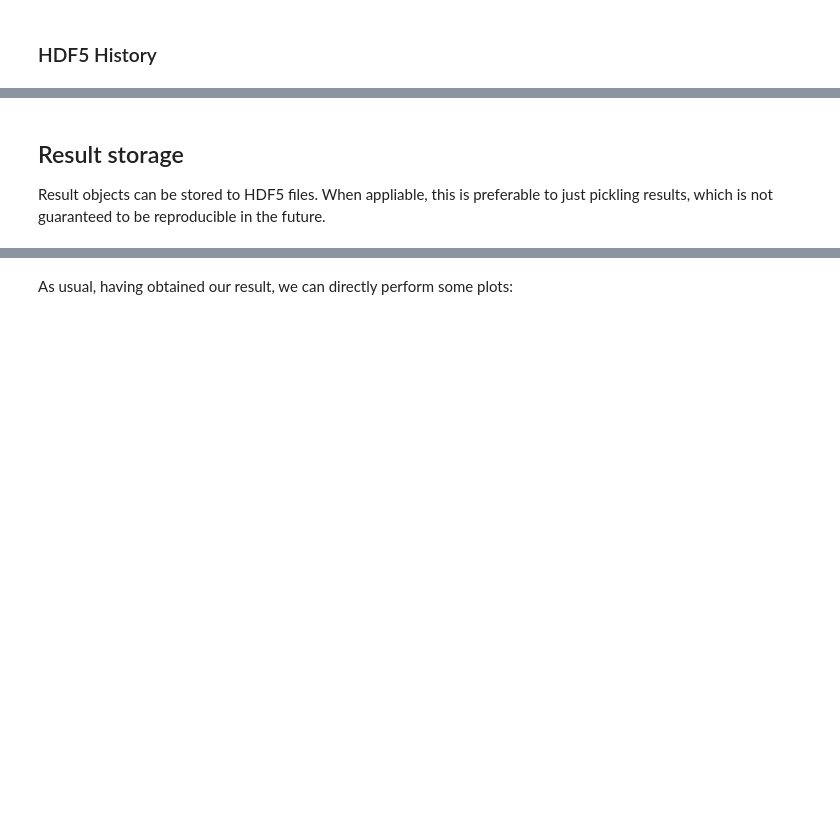
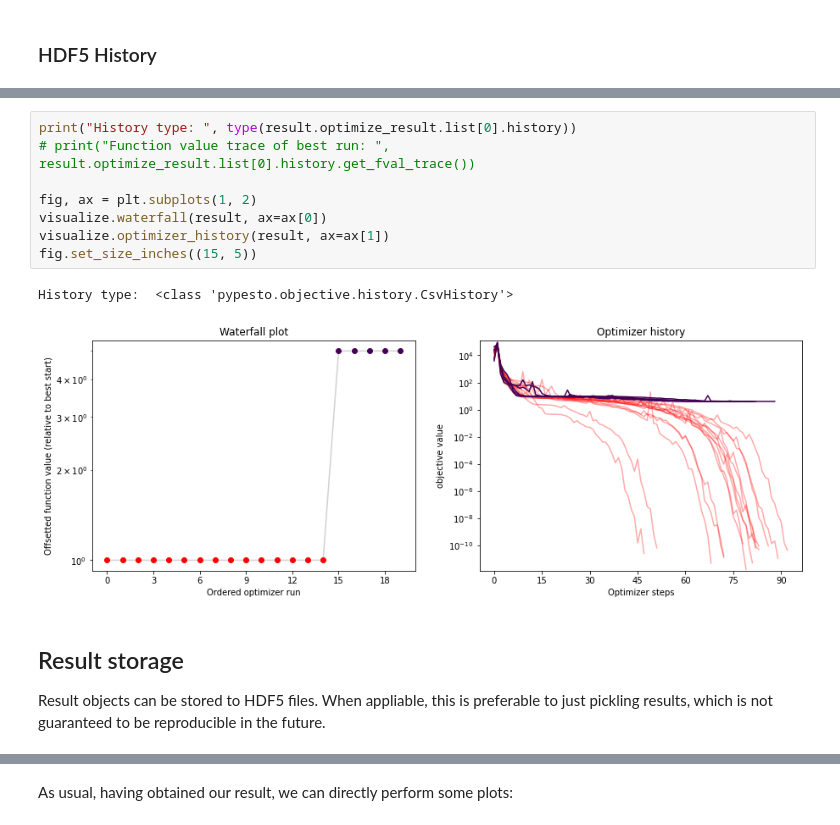
Before and after one commit to ICB-DCM/pyPESTO, a Jupyter notebook: doc/example/store.ipynb, the cells around one changed output, grey strips where cells are left out. Saved outputs shown, nothing was run; the diff lists cells and outputs as text; blank space fills up the shorter version.

```diff
--- a/doc/example/store.ipynb
+++ b/doc/example/store.ipynb
@@ -93,7 +136,19 @@ TODO: This is not fully implemented yet (it's on the way ...).
+# %%
+print("History type: ", type(result.optimize_result.list[0].history))
+# print("Function value trace of best run: ", result.optimize_result.list[0].history.get_fval_trace())
+
+fig, ax = plt.subplots(1, 2)
+visualize.waterfall(result, ax=ax[0])
+visualize.optimizer_history(result, ax=ax[1])
+fig.set_size_inches((15, 5))
+# %% [output]
+History type:  <class 'pypesto.objective.history.CsvHistory'>
+[figure, added]
 # %% [markdown]
 ## Result storage
 
-Result objects can be stored to HDF5 files. When appliable, this is preferable to just pickling results, which is not guaranteed to be reproducible in the future.
+Result objects can be stored to HDF5 files. When appliable, this is preferable to just pickling results, which is
+not guaranteed to be reproducible in the future.
 # %%
 # Run optimizaitons
 result = optimize.minimize(
```
Also changed, not shown: parts of 14 cells of this notebook.
